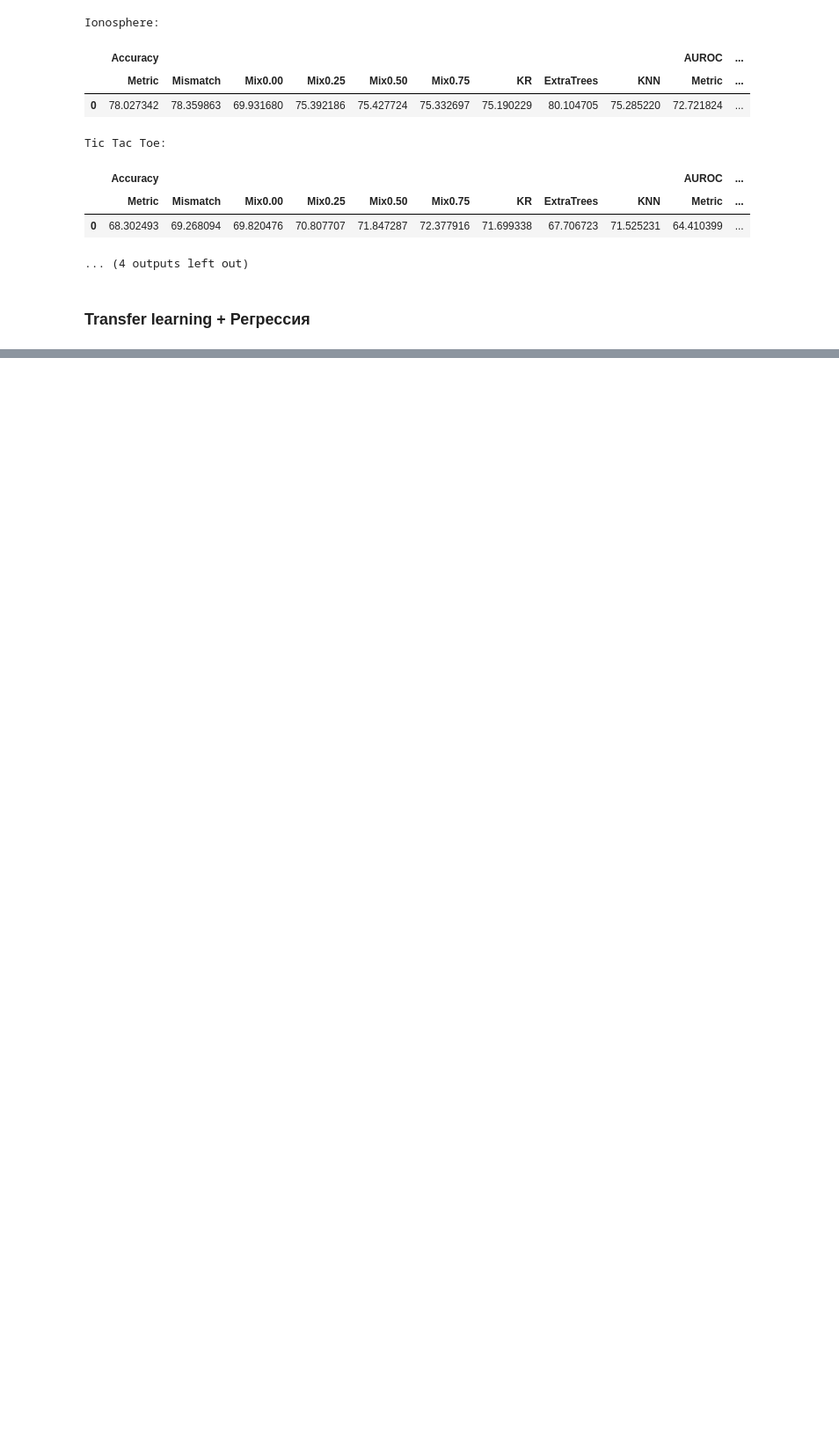
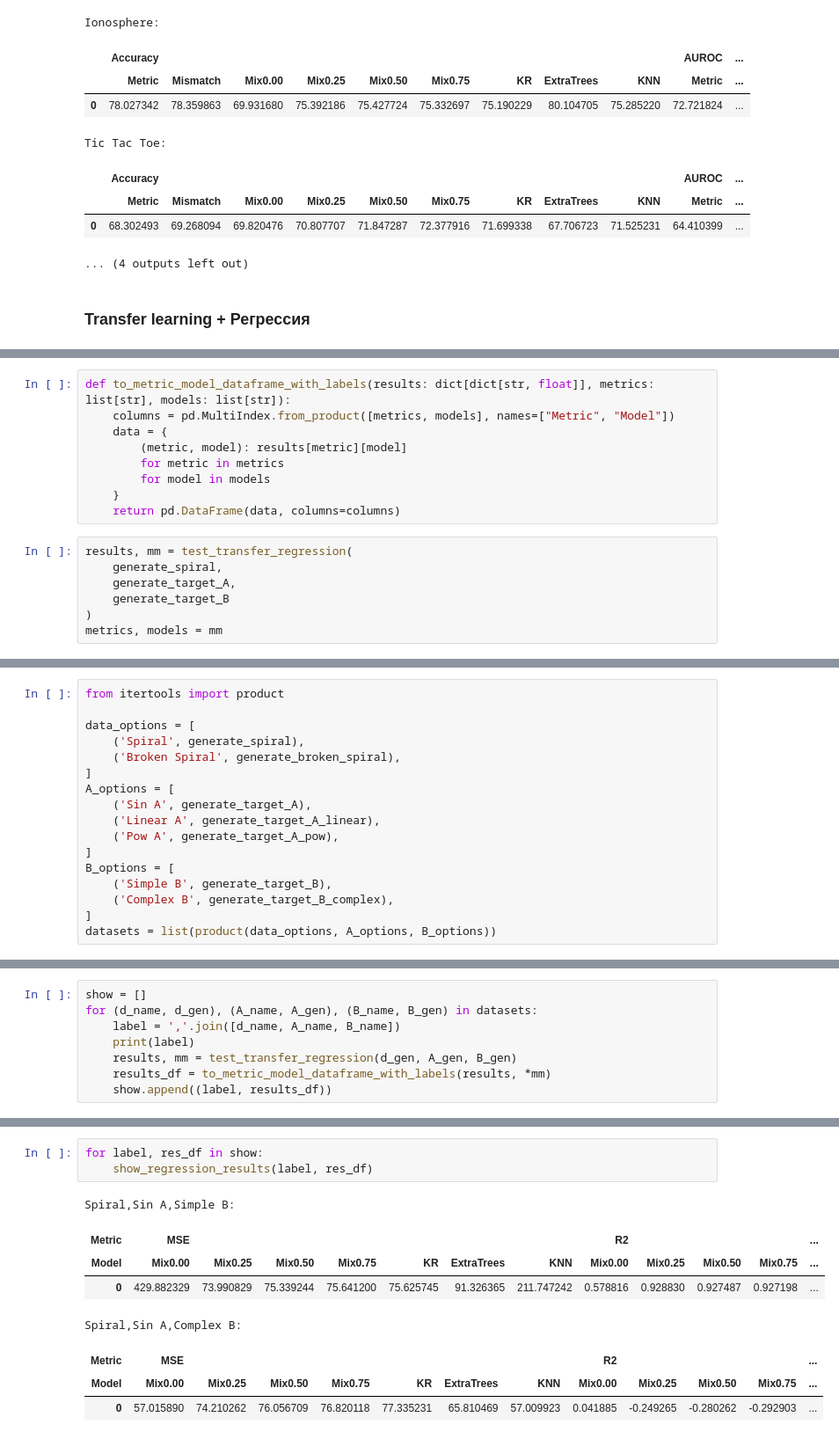
Before and after one commit to MaxGoryunov/few-trees, a Jupyter notebook: rte.ipynb, the cells around one changed output, grey strips where cells are left out. Shown at 88% size. Drawn from its saved outputs; the diff is of its cells as text; blank space fills up the shorter version.

Commit message:
add transfer learning regression for different tasks

```diff
--- a/rte.ipynb
+++ b/rte.ipynb
@@ -3716,0 +3773,16 @@ KNN         273.116838  0.726785
+# %%
+def to_metric_model_dataframe_with_labels(results: dict[dict[str, float]], metrics: list[str], models: list[str]):
+    columns = pd.MultiIndex.from_product([metrics, models], names=["Metric", "Model"])
+    data = {
+        (metric, model): results[metric][model]
+        for metric in metrics
+        for model in models
+    }
+    return pd.DataFrame(data, columns=columns)
+# %%
+results, mm = test_transfer_regression(
+    generate_spiral,
+    generate_target_A,
+    generate_target_B
+)
+metrics, models = mm
@@ -3716,0 +3828,17 @@ KNN         273.116838  0.726785
+# %%
+from itertools import product
+
+data_options = [
+    ('Spiral', generate_spiral),
+    ('Broken Spiral', generate_broken_spiral),
+]
+A_options = [
+    ('Sin A', generate_target_A),
+    ('Linear A', generate_target_A_linear),
+    ('Pow A', generate_target_A_pow),
+]
+B_options = [
+    ('Simple B', generate_target_B),
+    ('Complex B', generate_target_B_complex),
+]
+datasets = list(product(data_options, A_options, B_options))
@@ -3716,0 +3882,8 @@ KNN         273.116838  0.726785
+# %%
+show = []
+for (d_name, d_gen), (A_name, A_gen), (B_name, B_gen) in datasets:
+    label = ','.join([d_name, A_name, B_name])
+    print(label)
+    results, mm = test_transfer_regression(d_gen, A_gen, B_gen)
+    results_df = to_metric_model_dataframe_with_labels(results, *mm)
+    show.append((label, results_df))
@@ -3716,0 +3908,12 @@ KNN         273.116838  0.726785
+# %%
+for label, res_df in show:
+    show_regression_results(label, res_df)
+# %% [output]
+Spiral,Sin A,Simple B:
+| Metric | MSE |  |  |  |  |  |  | R2 |  |  |  | ... |
+| Model | Mix0.00 | Mix0.25 | Mix0.50 | Mix0.75 | KR | ExtraTrees | KNN | Mix0.00 | Mix0.25 | Mix0.50 | Mix0.75 | ... |
+| 0 | 429.882329 | 73.990829 | 75.339244 | 75.641200 | 75.625745 | 91.326365 | 211.747242 | 0.578816 | 0.928830 | 0.927487 | 0.927198 | ... |
+Spiral,Sin A,Complex B:
+| Metric | MSE |  |  |  |  |  |  | R2 |  |  |  | ... |
+| Model | Mix0.00 | Mix0.25 | Mix0.50 | Mix0.75 | KR | ExtraTrees | KNN | Mix0.00 | Mix0.25 | Mix0.50 | Mix0.75 | ... |
+| 0 | 57.015890 | 74.210262 | 76.056709 | 76.820118 | 77.335231 | 65.810469 | 57.009923 | 0.041885 | -0.249265 | -0.280262 | -0.292903 | ... |
```
Also changed, not shown: parts of 32 cells of this notebook, 17 other files.
